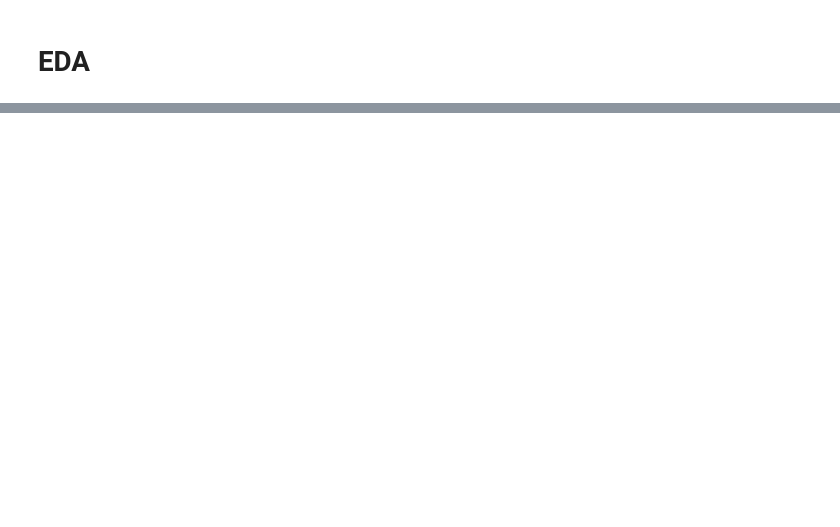
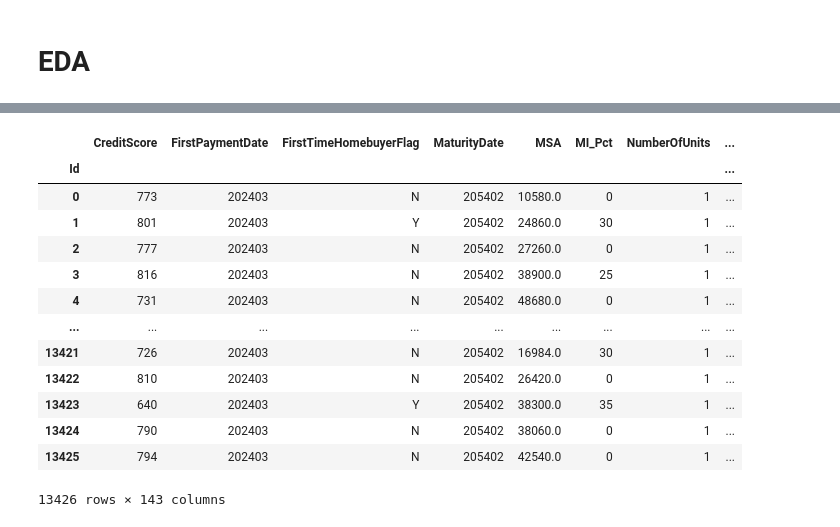
Before and after one commit to zhenging2b/loan_default_detection, a Jupyter notebook: kaitlyn_starter.ipynb, the cells around one changed output, grey strips where cells are left out. Cells and saved outputs as stored; diff of their text form; code cells hidden in the pictures; blank space fills up the shorter version.

```diff
--- a/kaitlyn_starter.ipynb
+++ b/kaitlyn_starter.ipynb
@@ -247,0 +32,3 @@ if 'MSA' in train_df_fe.columns:
+# %%
+test_df = pd.read_csv(r'loans_test.csv',index_col=0)
+test_df.head()
@@ -247,0 +44,17 @@ if 'MSA' in train_df_fe.columns:
+# %%
+test_df
+# %% [output]
+|  | CreditScore | FirstPaymentDate | FirstTimeHomebuyerFlag | MaturityDate | MSA | MI_Pct | NumberOfUnits | ... |
+| Id |  |  |  |  |  |  |  | ... |
+| 0 | 773 | 202403 | N | 205402 | 10580.0 | 0 | 1 | ... |
+| 1 | 801 | 202403 | Y | 205402 | 24860.0 | 30 | 1 | ... |
+| 2 | 777 | 202403 | N | 205402 | 27260.0 | 0 | 1 | ... |
+| 3 | 816 | 202403 | N | 205402 | 38900.0 | 25 | 1 | ... |
+| 4 | 731 | 202403 | N | 205402 | 48680.0 | 0 | 1 | ... |
+| ... | ... | ... | ... | ... | ... | ... | ... | ... |
+| 13421 | 726 | 202403 | N | 205402 | 16984.0 | 30 | 1 | ... |
+| 13422 | 810 | 202403 | N | 205402 | 26420.0 | 0 | 1 | ... |
+| 13423 | 640 | 202403 | Y | 205402 | 38300.0 | 35 | 1 | ... |
+| 13424 | 790 | 202403 | N | 205402 | 38060.0 | 0 | 1 | ... |
+| 13425 | 794 | 202403 | N | 205402 | 42540.0 | 0 | 1 | ... |
+13426 rows × 143 columns
```
Also changed, not shown: parts of 59 cells of this notebook, 3 other files.
